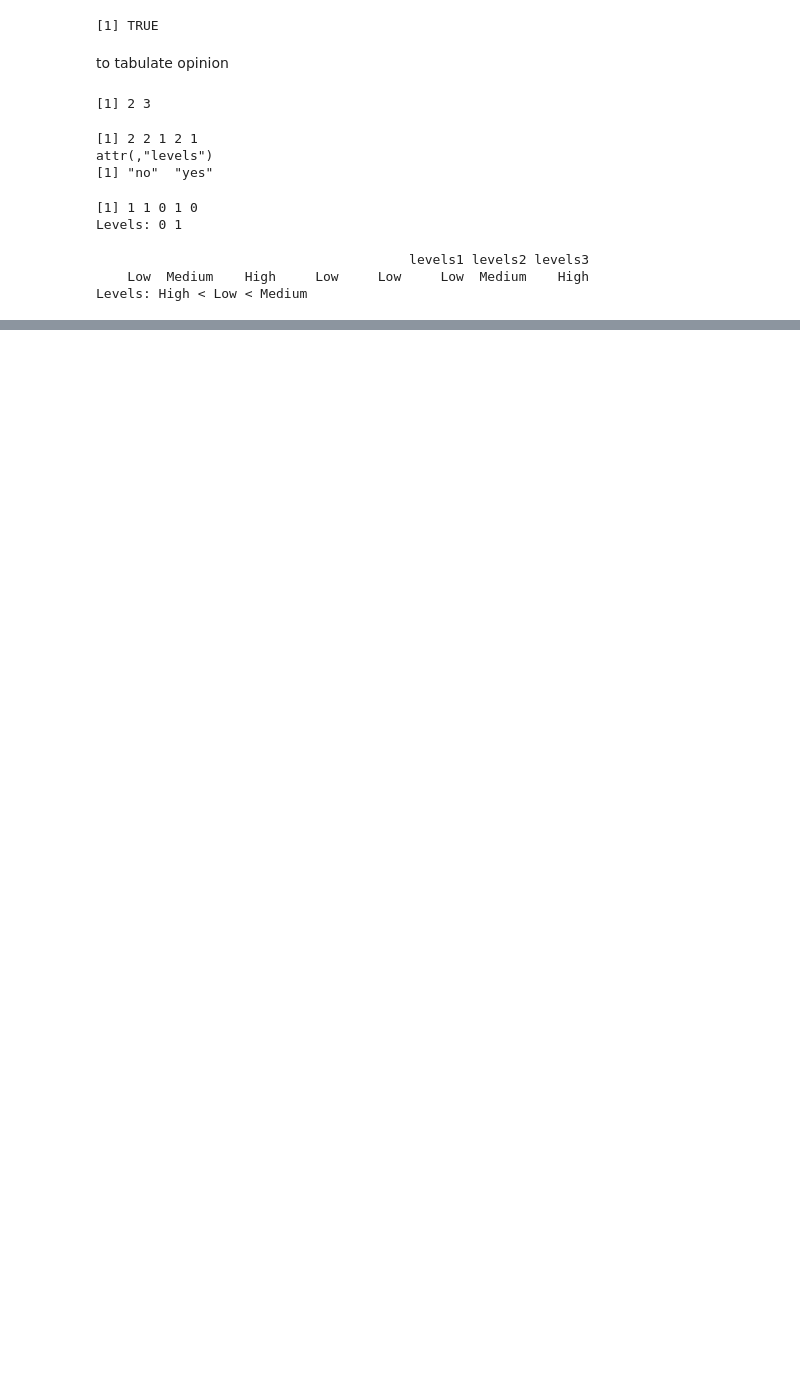
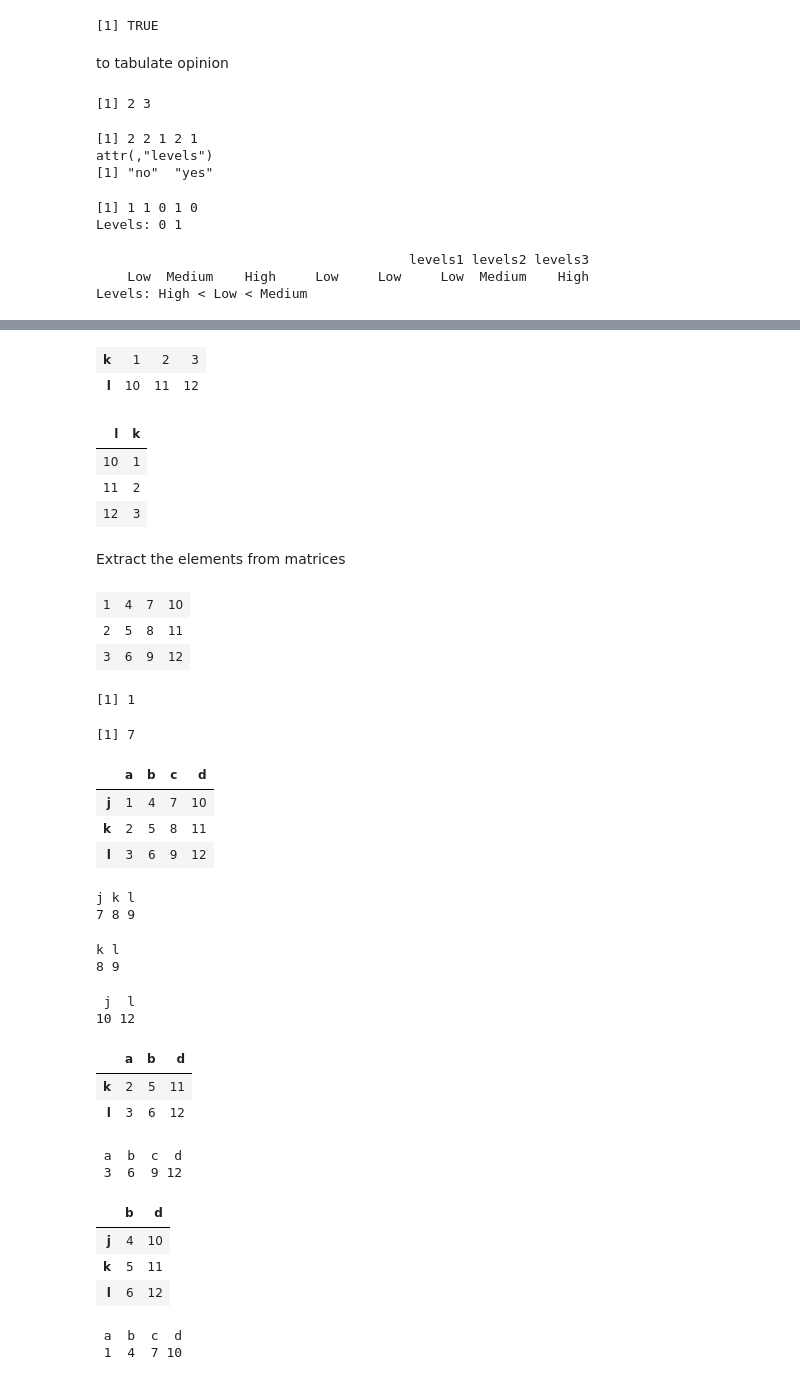
Before and after one commit to bedezub/intro-to-R, a Jupyter notebook: data_structure.ipynb, the cells around one changed output, grey strips where cells are left out. Drawn from its saved outputs; the diff is of its cells as text; code cells hidden in the pictures; blank space fills up the shorter version.

```diff
--- a/data_structure.ipynb
+++ b/data_structure.ipynb
@@ -191,0 +225,5 @@ Levels: High < Low < Medium
+# %%
+rbind_matrix
+# %% [output]
+| k | 1 | 2 | 3 |
+| l | 10 | 11 | 12 |
@@ -191,0 +232,21 @@ Levels: High < Low < Medium
+# %%
+cbind_matrix
+# %% [output]
+| l | k |
+| 10 | 1 |
+| 11 | 2 |
+| 12 | 3 |
+# %% [markdown]
+Extract the elements from  matrices
+# %%
+y <- matrix(1:12, nrow = 3)
+# %%
+y
+# %% [output]
+| 1 | 4 | 7 | 10 |
+| 2 | 5 | 8 | 11 |
+| 3 | 6 | 9 | 12 |
+# %%
+y[1, 1]
+# %% [output]
+[1] 1
@@ -191,0 +256,49 @@ Levels: High < Low < Medium
+# %%
+y[1, 3]
+# %% [output]
+[1] 7
+# %%
+y
+# %% [output]
+|  | a | b | c | d |
+| j | 1 | 4 | 7 | 10 |
+| k | 2 | 5 | 8 | 11 |
+| l | 3 | 6 | 9 | 12 |
+# %%
+y[, 3]
+# %% [output]
+j k l
+7 8 9
+# %%
+y[-1, 3]
+# %% [output]
+k l
+8 9
+# %%
+y[c(1, 3), 4]
+# %% [output]
+ j  l
+10 12
+# %%
+y[-1, -3]
+# %% [output]
+|  | a | b | d |
+| k | 2 | 5 | 11 |
+| l | 3 | 6 | 12 |
+# %%
+y[-c(1, 2), ]
+# %% [output]
+ a  b  c  d
+ 3  6  9 12
+# %%
+y[, c(2, 4)]
+# %% [output]
+|  | b | d |
+| j | 4 | 10 |
+| k | 5 | 11 |
+| l | 6 | 12 |
+# %%
+y[1, ]
+# %% [output]
+ a  b  c  d
+ 1  4  7 10
```
Also changed, not shown: parts of 73 cells of this notebook.
